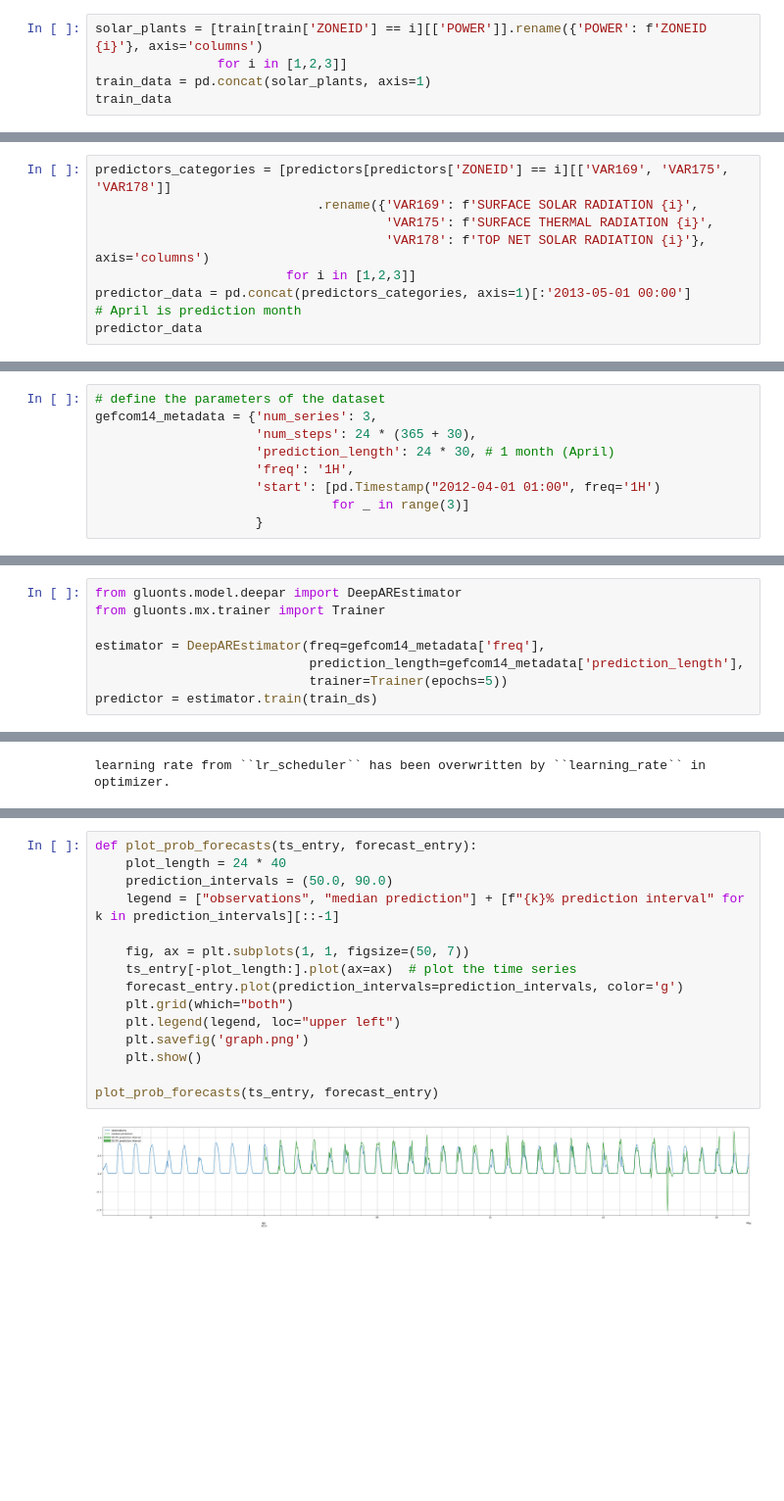
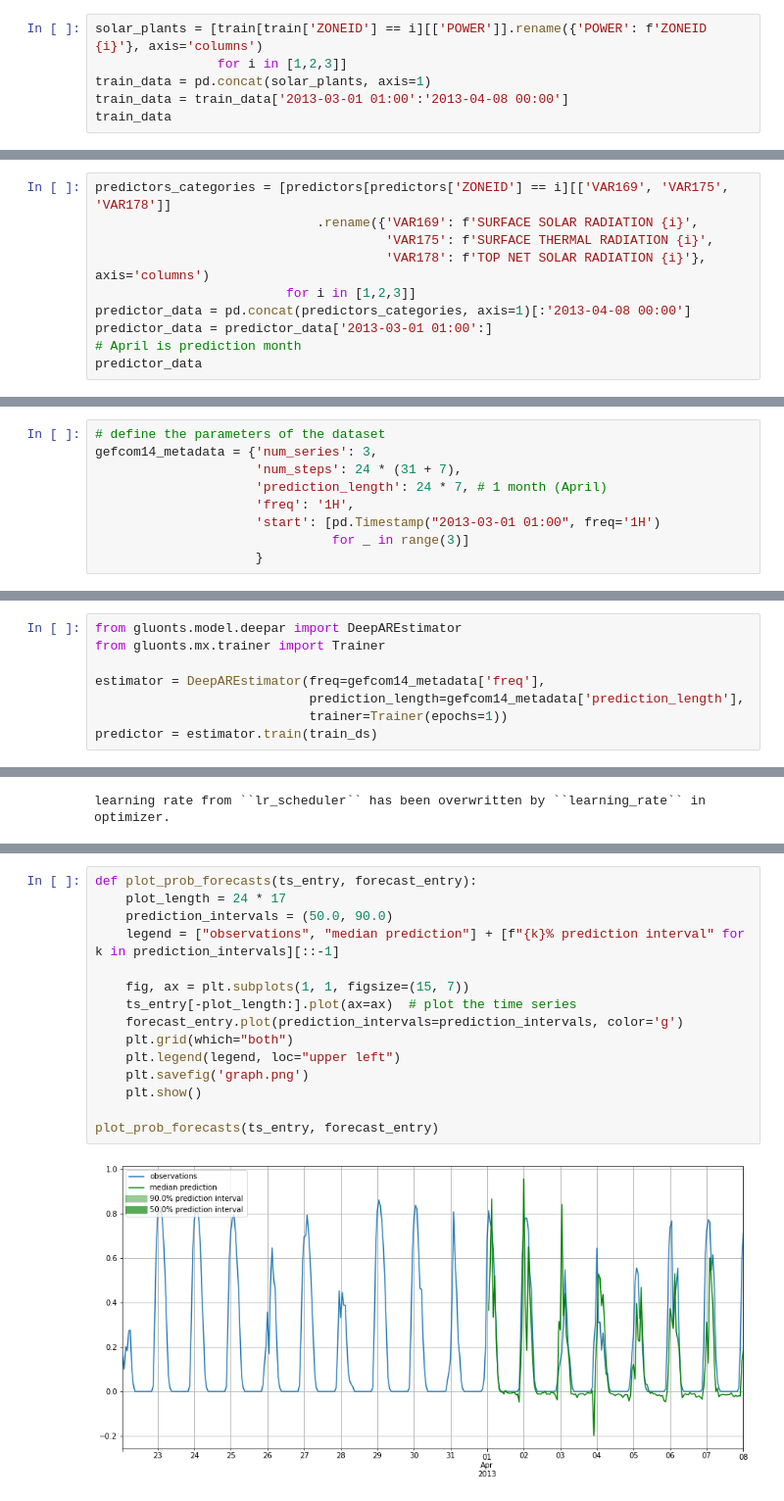
Before and after one commit to pavelzw/GEFCom14-S-comparison, a Jupyter notebook: gefcom14-s-deepar.ipynb, the cells around one changed output, grey strips where cells are left out. Shown at 98% size. Drawn from its saved outputs; the diff is of its cells as text; blank space fills up the shorter version.

```diff
--- a/gefcom14-s-deepar.ipynb
+++ b/gefcom14-s-deepar.ipynb
@@ -12,6 +13,7 @@ benchmark = pd.read_csv(f"data/Task {task}/benchmark{'0' + str(task) if task < 1
 solar_plants = [train[train['ZONEID'] == i][['POWER']].rename({'POWER': f'ZONEID {i}'}, axis='columns')
                 for i in [1,2,3]]
 train_data = pd.concat(solar_plants, axis=1)
+train_data = train_data['2013-03-01 01:00':'2013-04-08 00:00']
 train_data
 # %% [output]
 |  | ZONEID 1 | ZONEID 2 | ZONEID 3 |
@@ -34,7 +36,8 @@ predictors_categories = [predictors[predictors['ZONEID'] == i][['VAR169', 'VAR17
                                       'VAR175': f'SURFACE THERMAL RADIATION {i}',
                                       'VAR178': f'TOP NET SOLAR RADIATION {i}'}, axis='columns')
                          for i in [1,2,3]]
-predictor_data = pd.concat(predictors_categories, axis=1)[:'2013-05-01 00:00']
+predictor_data = pd.concat(predictors_categories, axis=1)[:'2013-04-08 00:00']
+predictor_data = predictor_data['2013-03-01 01:00':]
 # April is prediction month
 predictor_data
 # %% [output]
@@ -55,10 +58,10 @@ predictor_data
 # %%
 # define the parameters of the dataset
 gefcom14_metadata = {'num_series': 3,
-                     'num_steps': 24 * (365 + 30),
-                     'prediction_length': 24 * 30, # 1 month (April)
+                     'num_steps': 24 * (31 + 7),
+                     'prediction_length': 24 * 7, # 1 month (April)
                      'freq': '1H',
-                     'start': [pd.Timestamp("2012-04-01 01:00", freq='1H')
+                     'start': [pd.Timestamp("2013-03-01 01:00", freq='1H')
                                for _ in range(3)]
                      }
 # %%
@@ -114,7 +117,7 @@ from gluonts.mx.trainer import Trainer
 
 estimator = DeepAREstimator(freq=gefcom14_metadata['freq'],
                             prediction_length=gefcom14_metadata['prediction_length'],
-                            trainer=Trainer(epochs=5))
+                            trainer=Trainer(epochs=1))
 predictor = estimator.train(train_ds)
 # %% [output]
 Multiprocessing is not supported on Windows, num_workers will be set to None.
@@ -144,18 +147,18 @@ Start date of the forecast window: 2013-04-01 01:00:00
 Frequency of the time series: 1H
 # %%
 def plot_prob_forecasts(ts_entry, forecast_entry):
-    plot_length = 24 * 40
+    plot_length = 24 * 17
     prediction_intervals = (50.0, 90.0)
     legend = ["observations", "median prediction"] + [f"{k}% prediction interval" for k in prediction_intervals][::-1]
 
-    fig, ax = plt.subplots(1, 1, figsize=(50, 7))
+    fig, ax = plt.subplots(1, 1, figsize=(15, 7))
     ts_entry[-plot_length:].plot(ax=ax)  # plot the time series
     forecast_entry.plot(prediction_intervals=prediction_intervals, color='g')
     plt.grid(which="both")
     plt.legend(legend, loc="upper left")
     plt.savefig('graph.png')
     plt.show()
 
 plot_prob_forecasts(ts_entry, forecast_entry)
 # %% [output]
-[figure, old version]
+[figure, new version]
```
Also changed, not shown: parts of 6 cells of this notebook, 3 other files.
